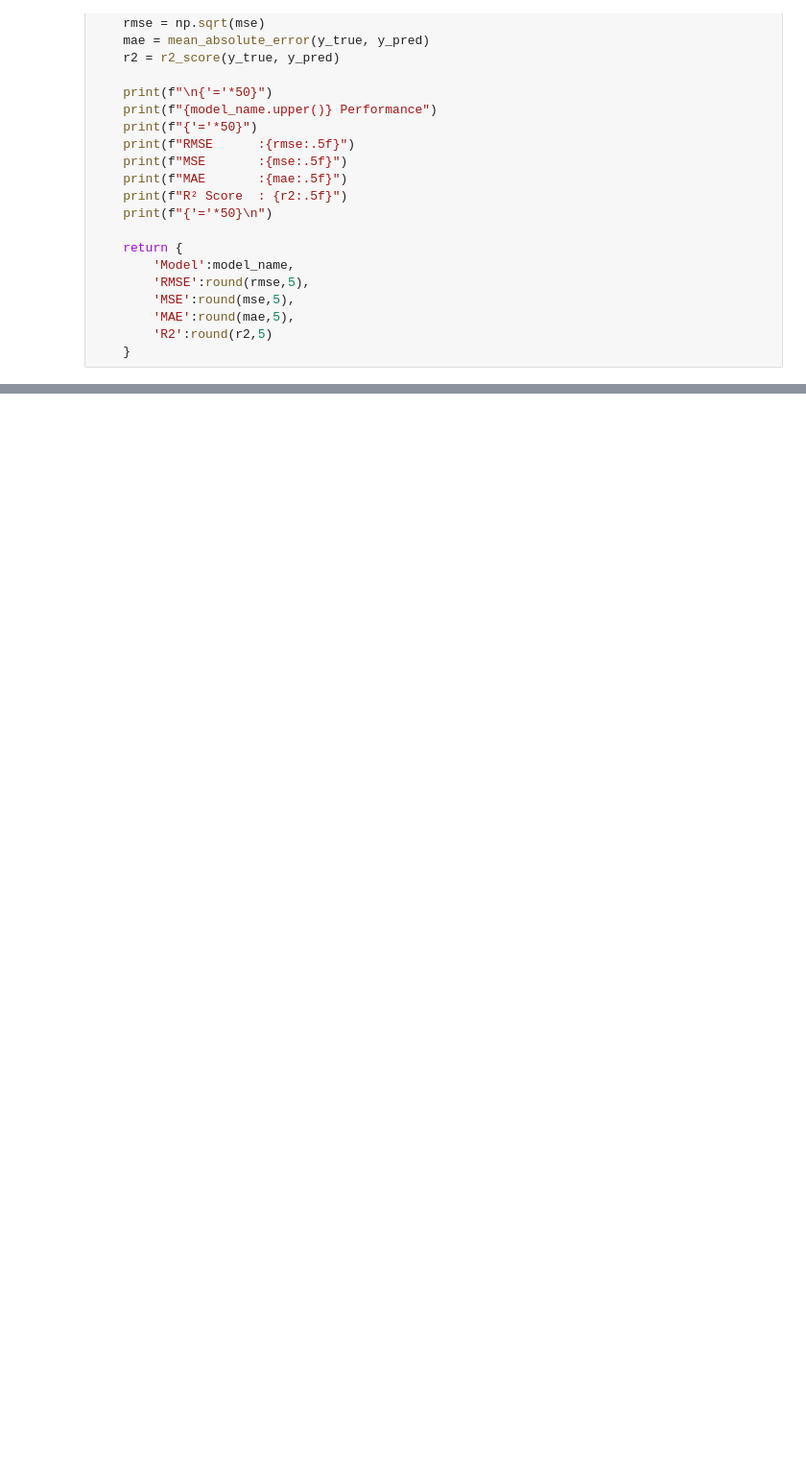
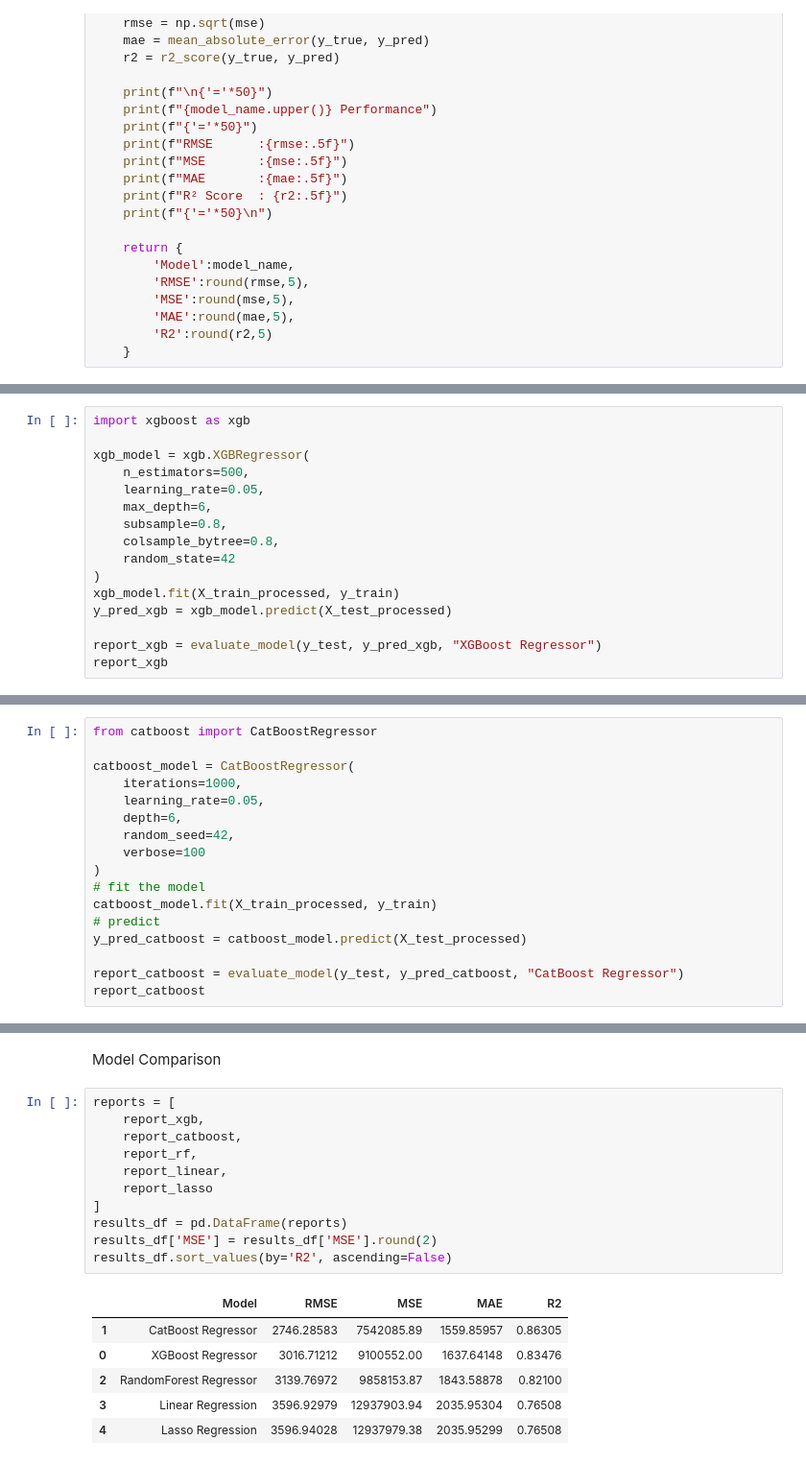
Before and after one commit to dilshodbek-axmadov/MLDA.CW1.16668, a Jupyter notebook: ML_16668.ipynb, the cells around one changed output, grey strips where cells are left out. Shown at 96% size. Saved outputs shown, nothing was run; the diff lists cells and outputs as text; blank space fills up the shorter version.

```diff
--- a/ML_16668.ipynb
+++ b/ML_16668.ipynb
@@ -643,0 +730,16 @@ def evaluate_model(y_true, y_pred, model_name="Model"):
+# %%
+import xgboost as xgb
+
+xgb_model = xgb.XGBRegressor(
+    n_estimators=500,
+    learning_rate=0.05,
+    max_depth=6,
+    subsample=0.8,
+    colsample_bytree=0.8,
+    random_state=42
+)
+xgb_model.fit(X_train_processed, y_train)
+y_pred_xgb = xgb_model.predict(X_test_processed)
+
+report_xgb = evaluate_model(y_test, y_pred_xgb, "XGBoost Regressor")
+report_xgb
@@ -643,0 +787,17 @@ def evaluate_model(y_true, y_pred, model_name="Model"):
+# %%
+from catboost import CatBoostRegressor
+
+catboost_model = CatBoostRegressor(
+    iterations=1000,
+    learning_rate=0.05,
+    depth=6,
+    random_seed=42,
+    verbose=100
+)
+# fit the model
+catboost_model.fit(X_train_processed, y_train)
+# predict
+y_pred_catboost = catboost_model.predict(X_test_processed)
+
+report_catboost = evaluate_model(y_test, y_pred_catboost, "CatBoost Regressor")
+report_catboost
@@ -643,0 +830,20 @@ def evaluate_model(y_true, y_pred, model_name="Model"):
+# %% [markdown]
+Model Comparison
+# %%
+reports = [
+    report_xgb,
+    report_catboost,
+    report_rf,
+    report_linear,
+    report_lasso
+]
+results_df = pd.DataFrame(reports)
+results_df['MSE'] = results_df['MSE'].round(2)
+results_df.sort_values(by='R2', ascending=False)
+# %% [output]
+|  | Model | RMSE | MSE | MAE | R2 |
+| 1 | CatBoost Regressor | 2746.28583 | 7542085.89 | 1559.85957 | 0.86305 |
+| 0 | XGBoost Regressor | 3016.71212 | 9100552.00 | 1637.64148 | 0.83476 |
+| 2 | RandomForest Regressor | 3139.76972 | 9858153.87 | 1843.58878 | 0.82100 |
+| 3 | Linear Regression | 3596.92979 | 12937903.94 | 2035.95304 | 0.76508 |
+| 4 | Lasso Regression | 3596.94028 | 12937979.38 | 2035.95299 | 0.76508 |
```
Also changed, not shown: parts of 21 cells of this notebook.
